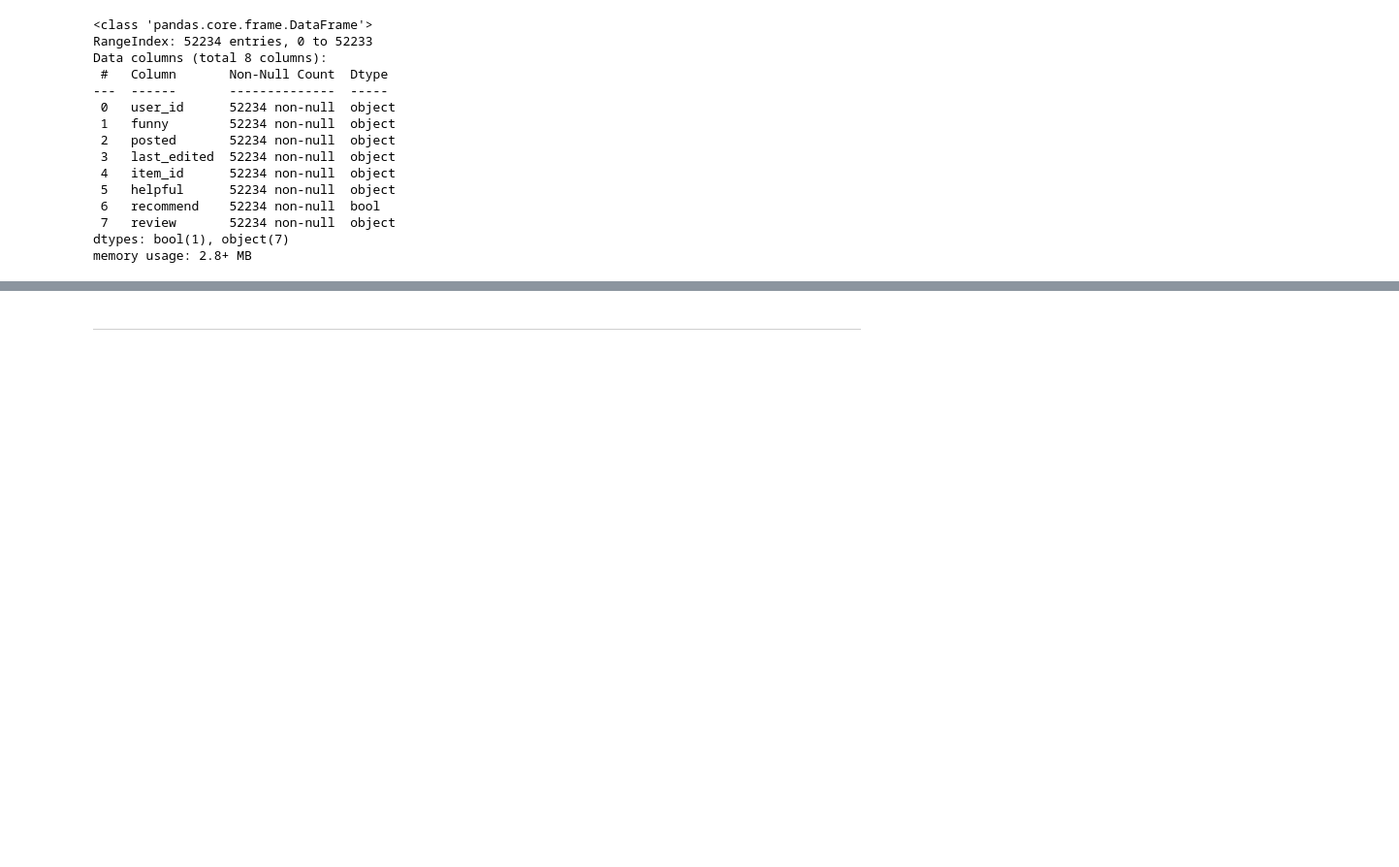
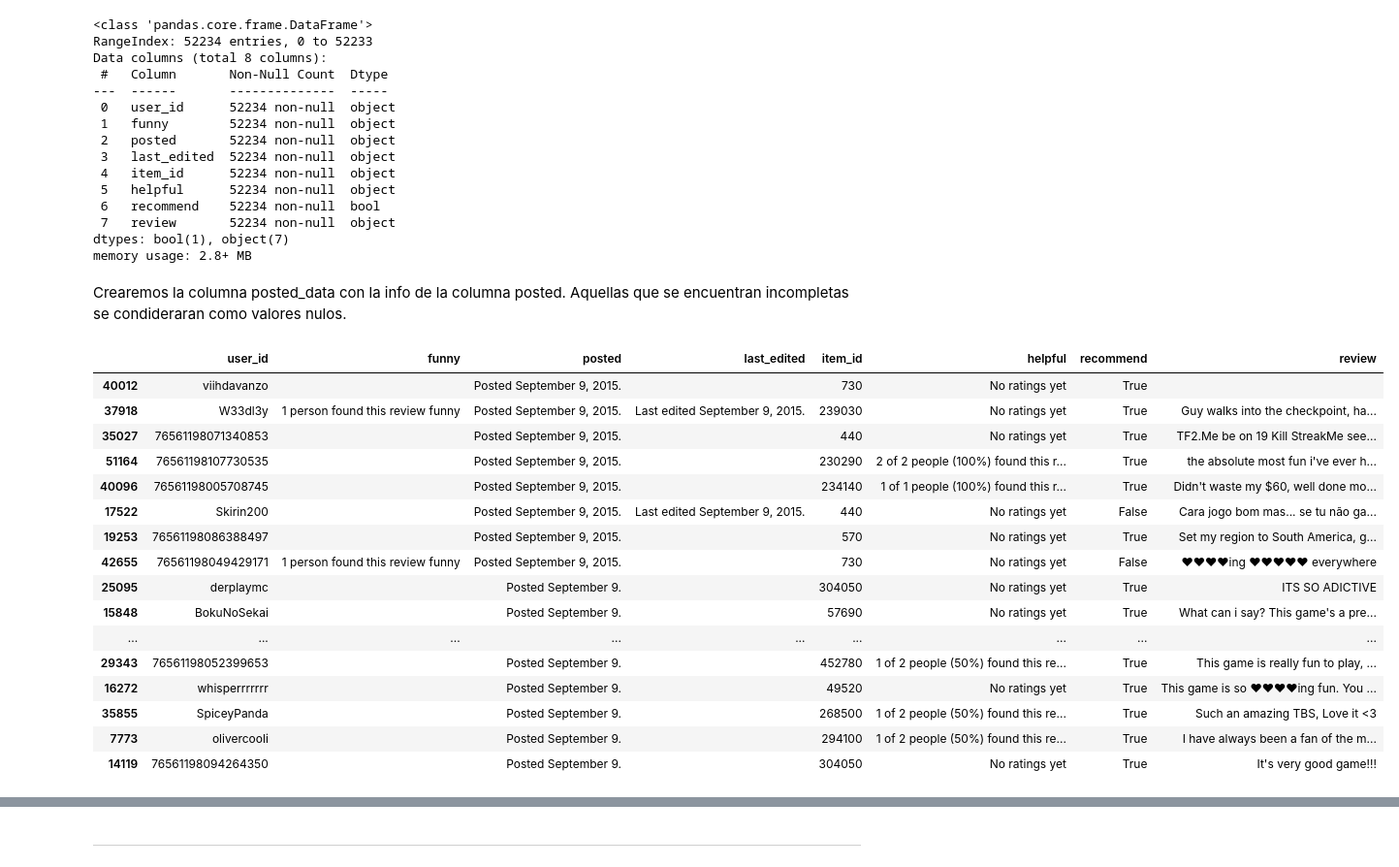
Before and after one commit to rominaEsc/MLOps_steam_games, a Jupyter notebook: 2_tablas_principales.ipynb, the cells around one changed output, grey strips where cells are left out. Shown: that part at 97% size. Drawn from its saved outputs; the diff is of its cells as text; code cells hidden in the pictures; blank space fills up the shorter version.

```diff
--- a/2_tablas_principales.ipynb
+++ b/2_tablas_principales.ipynb
@@ -815,3 +815,25 @@ Data columns (total 8 columns):
  7   review       52234 non-null  object
 dtypes: bool(1), object(7)
 memory usage: 2.8+ MB
+# %% [markdown]
+Crearemos la columna posted_data con la info de la columna posted. Aquellas que se encuentran incompletas se condideraran como valores nulos.
+# %%
+df_reviews.sort_values('posted').tail(50)
+# %% [output]
+|  | user_id | funny | posted | last_edited | item_id | helpful | recommend | review |
+| 40012 | viihdavanzo |  | Posted September 9, 2015. |  | 730 | No ratings yet | True |  |
+| 37918 | W33dl3y | 1 person found this review funny | Posted September 9, 2015. | Last edited September 9, 2015. | 239030 | No ratings yet | True | Guy walks into the checkpoint, ha... |
+| 35027 | 76561198071340853 |  | Posted September 9, 2015. |  | 440 | No ratings yet | True | TF2.Me be on 19 Kill StreakMe see... |
+| 51164 | 76561198107730535 |  | Posted September 9, 2015. |  | 230290 | 2 of 2 people (100%) found this r... | True | the absolute most fun i've ever h... |
+| 40096 | 76561198005708745 |  | Posted September 9, 2015. |  | 234140 | 1 of 1 people (100%) found this r... | True | Didn't waste my $60, well done mo... |
+| 17522 | Skirin200 |  | Posted September 9, 2015. | Last edited September 9, 2015. | 440 | No ratings yet | False | Cara jogo bom mas... se tu não ga... |
+| 19253 | 76561198086388497 |  | Posted September 9, 2015. |  | 570 | No ratings yet | True | Set my region to South America, g... |
+| 42655 | 76561198049429171 | 1 person found this review funny | Posted September 9, 2015. |  | 730 | No ratings yet | False | ♥♥♥♥ing ♥♥♥♥♥ everywhere |
+| 25095 | derplaymc |  | Posted September 9. |  | 304050 | No ratings yet | True | ITS SO ADICTIVE |
+| 15848 | BokuNoSekai |  | Posted September 9. |  | 57690 | No ratings yet | True | What can i say? This game's a pre... |
+| ... | ... | ... | ... | ... | ... | ... | ... | ... |
+| 29343 | 76561198052399653 |  | Posted September 9. |  | 452780 | 1 of 2 people (50%) found this re... | True | This game is really fun to play, ... |
+| 16272 | whisperrrrrrr |  | Posted September 9. |  | 49520 | No ratings yet | True | This game is so ♥♥♥♥ing fun. You ... |
+| 35855 | SpiceyPanda |  | Posted September 9. |  | 268500 | 1 of 2 people (50%) found this re... | True | Such an amazing TBS, Love it <3 |
+| 7773 | olivercooli |  | Posted September 9. |  | 294100 | 1 of 2 people (50%) found this re... | True | I have always been a fan of the m... |
+| 14119 | 76561198094264350 |  | Posted September 9. |  | 304050 | No ratings yet | True | It's very good game!!! |
```
Also changed, not shown: parts of 4 cells of this notebook, 4 other files.
